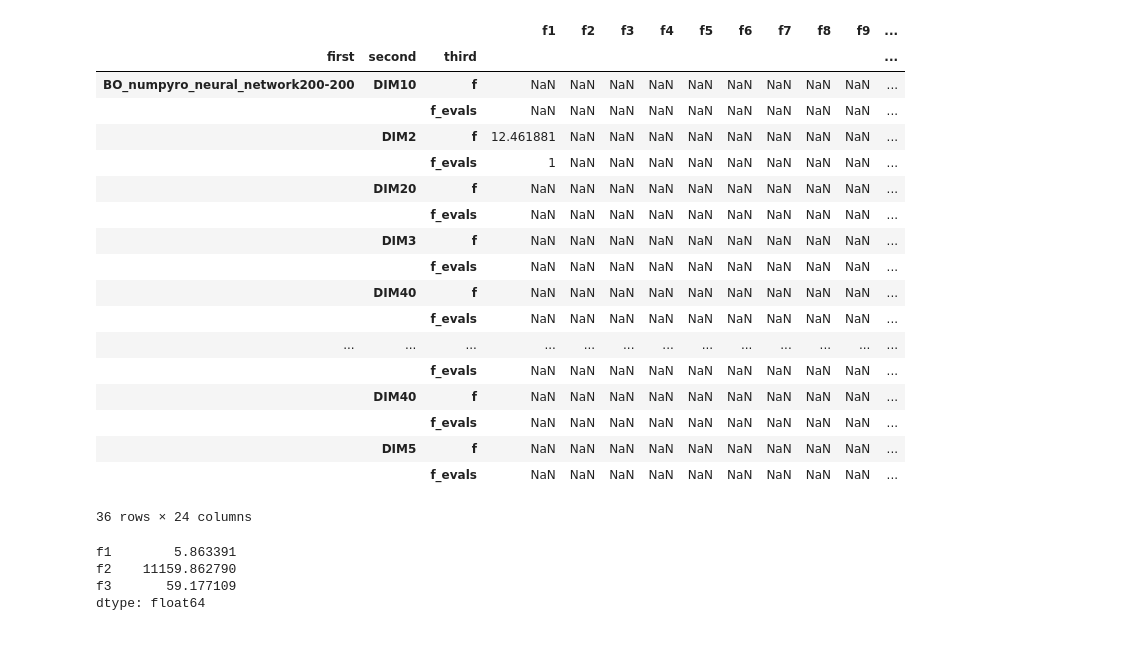
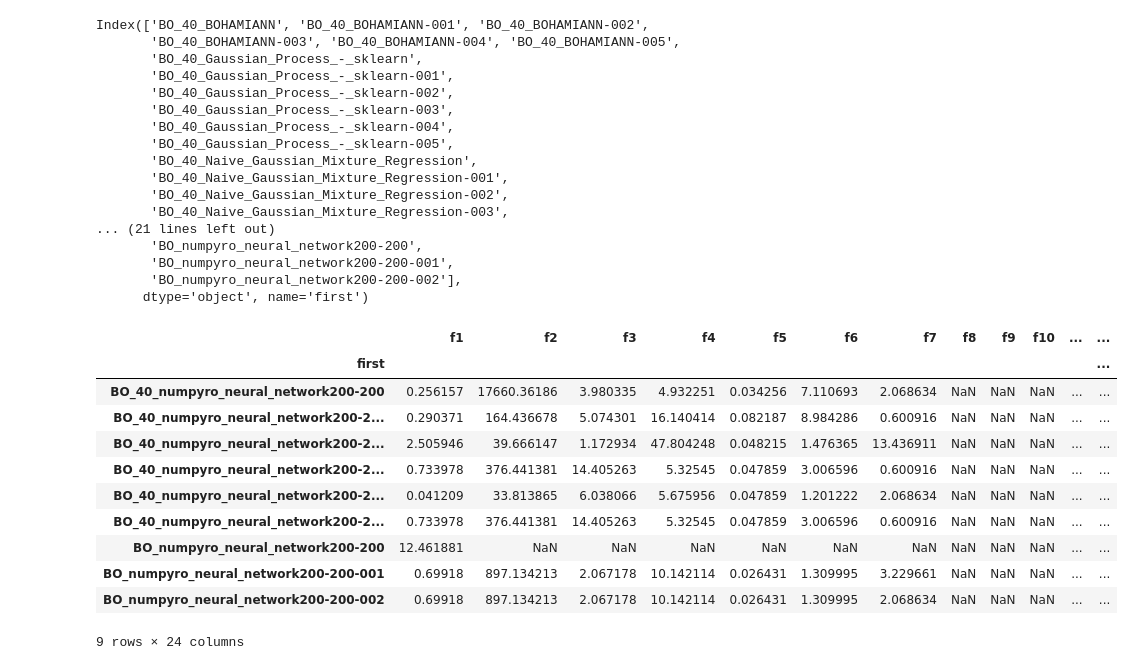
Before and after one commit to SimonKruse0/master-thesis, a Jupyter notebook: bayes_opt_experiments/COCO_experiment_analysis/analysis_bayesopt_results.ipynb, the cells around one changed output. Saved outputs shown, nothing was run; the diff lists cells and outputs as text; code cells hidden in the pictures; blank space fills up the shorter version.

```diff
--- a/bayes_opt_experiments/COCO_experiment_analysis/analysis_bayesopt_results.ipynb
+++ b/bayes_opt_experiments/COCO_experiment_analysis/analysis_bayesopt_results.ipynb
@@ -21,31 +21,36 @@ df
+# %%
+df.index.get_level_values(0).unique()
+# %% [output]
+Index(['BO_40_BOHAMIANN', 'BO_40_BOHAMIANN-001', 'BO_40_BOHAMIANN-002',
+       'BO_40_BOHAMIANN-003', 'BO_40_BOHAMIANN-004', 'BO_40_BOHAMIANN-005',
+       'BO_40_Gaussian_Process_-_sklearn',
+       'BO_40_Gaussian_Process_-_sklearn-001',
+       'BO_40_Gaussian_Process_-_sklearn-002',
+       'BO_40_Gaussian_Process_-_sklearn-003',
+       'BO_40_Gaussian_Process_-_sklearn-004',
+       'BO_40_Gaussian_Process_-_sklearn-005',
+       'BO_40_Naive_Gaussian_Mixture_Regression',
+       'BO_40_Naive_Gaussian_Mixture_Regression-001',
+       'BO_40_Naive_Gaussian_Mixture_Regression-002',
+       'BO_40_Naive_Gaussian_Mixture_Regression-003',
+... (21 lines left out)
+       'BO_numpyro_neural_network200-200',
+       'BO_numpyro_neural_network200-200-001',
+       'BO_numpyro_neural_network200-200-002'],
+      dtype='object', name='first')
 # %%
-mask = ["BO_num" in x for x in df.index.get_level_values(0).values]
-df[mask]
+mask = ["num" in x for x in df.index.get_level_values(0).values]
+df[mask].loc[:,"DIM2","f"]
 # %% [output]
-|  |  |  | f1 | f2 | f3 | f4 | f5 | f6 | f7 | f8 | f9 | ... |
-| first | second | third |  |  |  |  |  |  |  |  |  | ... |
-| BO_numpyro_neural_network200-200 | DIM10 | f | NaN | NaN | NaN | NaN | NaN | NaN | NaN | NaN | NaN | ... |
-|  |  | f_evals | NaN | NaN | NaN | NaN | NaN | NaN | NaN | NaN | NaN | ... |
-|  | DIM2 | f | 12.461881 | NaN | NaN | NaN | NaN | NaN | NaN | NaN | NaN | ... |
-|  |  | f_evals | 1 | NaN | NaN | NaN | NaN | NaN | NaN | NaN | NaN | ... |
-|  | DIM20 | f | NaN | NaN | NaN | NaN | NaN | NaN | NaN | NaN | NaN | ... |
-|  |  | f_evals | NaN | NaN | NaN | NaN | NaN | NaN | NaN | NaN | NaN | ... |
-|  | DIM3 | f | NaN | NaN | NaN | NaN | NaN | NaN | NaN | NaN | NaN | ... |
-|  |  | f_evals | NaN | NaN | NaN | NaN | NaN | NaN | NaN | NaN | NaN | ... |
-|  | DIM40 | f | NaN | NaN | NaN | NaN | NaN | NaN | NaN | NaN | NaN | ... |
-|  |  | f_evals | NaN | NaN | NaN | NaN | NaN | NaN | NaN | NaN | NaN | ... |
-| ... | ... | ... | ... | ... | ... | ... | ... | ... | ... | ... | ... | ... |
-|  |  | f_evals | NaN | NaN | NaN | NaN | NaN | NaN | NaN | NaN | NaN | ... |
-|  | DIM40 | f | NaN | NaN | NaN | NaN | NaN | NaN | NaN | NaN | NaN | ... |
-|  |  | f_evals | NaN | NaN | NaN | NaN | NaN | NaN | NaN | NaN | NaN | ... |
-|  | DIM5 | f | NaN | NaN | NaN | NaN | NaN | NaN | NaN | NaN | NaN | ... |
-|  |  | f_evals | NaN | NaN | NaN | NaN | NaN | NaN | NaN | NaN | NaN | ... |
+|  | f1 | f2 | f3 | f4 | f5 | f6 | f7 | f8 | f9 | f10 | ... | ... |
+| first |  |  |  |  |  |  |  |  |  |  |  | ... |
+| BO_40_numpyro_neural_network200-200 | 0.256157 | 17660.36186 | 3.980335 | 4.932251 | 0.034256 | 7.110693 | 2.068634 | NaN | NaN | NaN | ... | ... |
+| BO_40_numpyro_neural_network200-2... | 0.290371 | 164.436678 | 5.074301 | 16.140414 | 0.082187 | 8.984286 | 0.600916 | NaN | NaN | NaN | ... | ... |
+| BO_40_numpyro_neural_network200-2... | 2.505946 | 39.666147 | 1.172934 | 47.804248 | 0.048215 | 1.476365 | 13.436911 | NaN | NaN | NaN | ... | ... |
+| BO_40_numpyro_neural_network200-2... | 0.733978 | 376.441381 | 14.405263 | 5.32545 | 0.047859 | 3.006596 | 0.600916 | NaN | NaN | NaN | ... | ... |
+| BO_40_numpyro_neural_network200-2... | 0.041209 | 33.813865 | 6.038066 | 5.675956 | 0.047859 | 1.201222 | 2.068634 | NaN | NaN | NaN | ... | ... |
+| BO_40_numpyro_neural_network200-2... | 0.733978 | 376.441381 | 14.405263 | 5.32545 | 0.047859 | 3.006596 | 0.600916 | NaN | NaN | NaN | ... | ... |
+| BO_numpyro_neural_network200-200 | 12.461881 | NaN | NaN | NaN | NaN | NaN | NaN | NaN | NaN | NaN | ... | ... |
+| BO_numpyro_neural_network200-200-001 | 0.69918 | 897.134213 | 2.067178 | 10.142114 | 0.026431 | 1.309995 | 3.229661 | NaN | NaN | NaN | ... | ... |
+| BO_numpyro_neural_network200-200-002 | 0.69918 | 897.134213 | 2.067178 | 10.142114 | 0.026431 | 1.309995 | 2.068634 | NaN | NaN | NaN | ... | ... |
-36 rows × 24 columns
+9 rows × 24 columns
-# %%
-mean_opt = df[mask].loc[:,"DIM5","f"].mean()[:3]
-mean_opt
-# %% [output]
-f1        5.863391
-f2    11159.862790
-f3       59.177109
-dtype: float64
```
Also changed, not shown: parts of 4 cells of this notebook, 46 other files.
